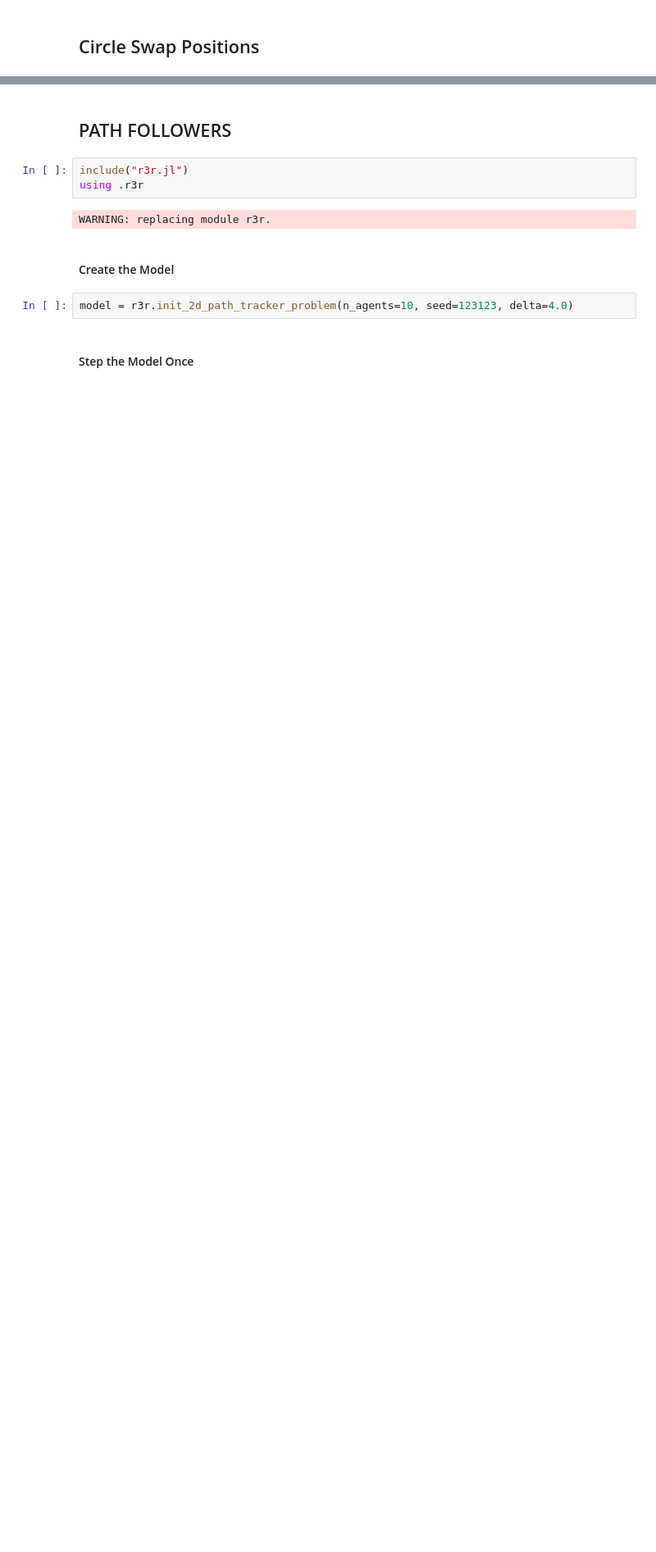
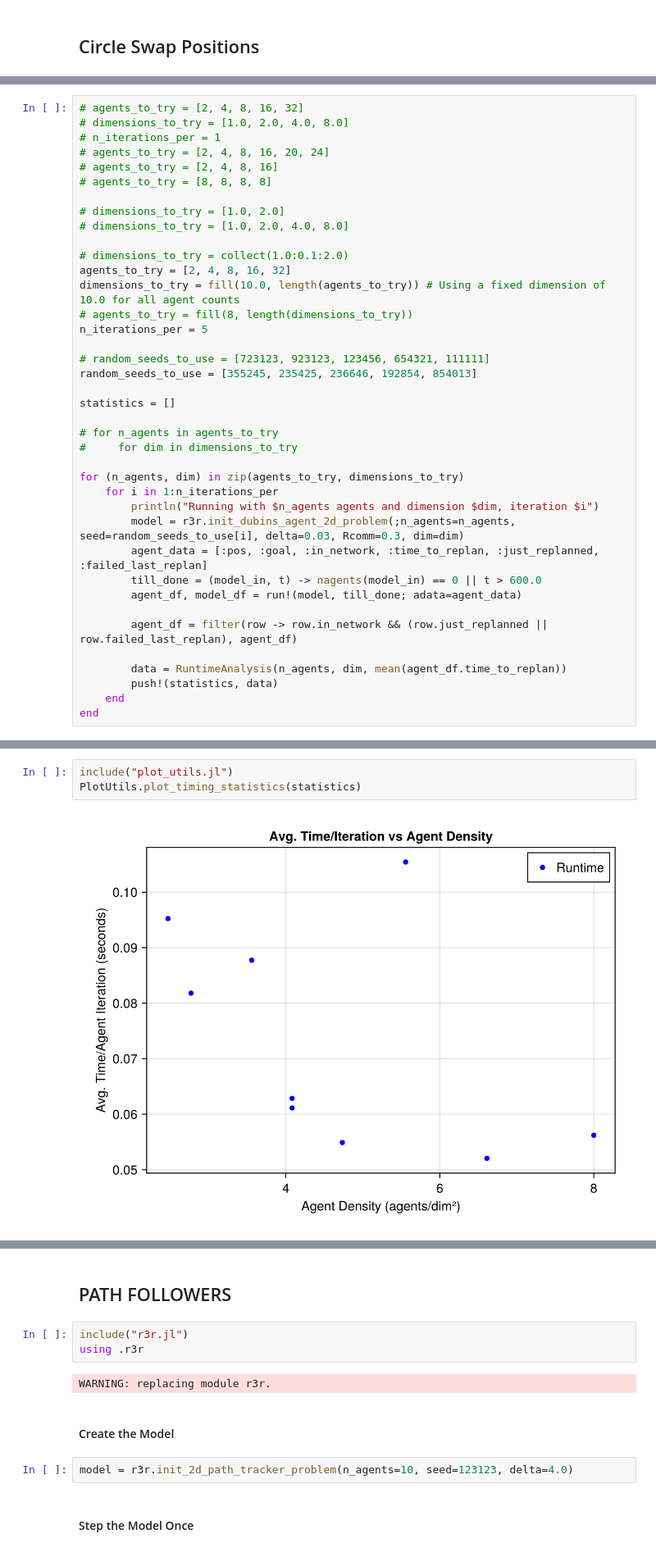
Before and after one commit to MarshallVielmetti/r3r_decentralized_gatekeeper, a Jupyter notebook: src/test_notebook.ipynb, the cells around one changed output, grey strips where cells are left out. Shown at 82% size. Saved outputs shown, nothing was run; the diff lists cells and outputs as text; blank space fills up the shorter version.

```diff
--- a/src/test_notebook.ipynb
+++ b/src/test_notebook.ipynb
@@ -154,0 +161,39 @@ agent_df = vcat(agent_df, agent_df2)
+# %%
+# agents_to_try = [2, 4, 8, 16, 32]
+# dimensions_to_try = [1.0, 2.0, 4.0, 8.0]
+# n_iterations_per = 1
+# agents_to_try = [2, 4, 8, 16, 20, 24]
+# agents_to_try = [2, 4, 8, 16]
+# agents_to_try = [8, 8, 8, 8]
+
+# dimensions_to_try = [1.0, 2.0]
+# dimensions_to_try = [1.0, 2.0, 4.0, 8.0]
+
+# dimensions_to_try = collect(1.0:0.1:2.0)
+agents_to_try = [2, 4, 8, 16, 32]
+dimensions_to_try = fill(10.0, length(agents_to_try)) # Using a fixed dimension of 10.0 for all agent counts
+# agents_to_try = fill(8, length(dimensions_to_try))
+n_iterations_per = 5
+
+# random_seeds_to_use = [723123, 923123, 123456, 654321, 111111]
+random_seeds_to_use = [355245, 235425, 236646, 192854, 854013]
+
+statistics = []
+
+# for n_agents in agents_to_try
+#     for dim in dimensions_to_try
+
+for (n_agents, dim) in zip(agents_to_try, dimensions_to_try)
+    for i in 1:n_iterations_per
+        println("Running with $n_agents agents and dimension $dim, iteration $i")
+        model = r3r.init_dubins_agent_2d_problem(;n_agents=n_agents, seed=random_seeds_to_use[i], delta=0.03, Rcomm=0.3, dim=dim)
+        agent_data = [:pos, :goal, :in_network, :time_to_replan, :just_replanned, :failed_last_replan]
+        till_done = (model_in, t) -> nagents(model_in) == 0 || t > 600.0
+        agent_df, model_df = run!(model, till_done; adata=agent_data)
+
+        agent_df = filter(row -> row.in_network && (row.just_replanned || row.failed_last_replan), agent_df)
+
+        data = RuntimeAnalysis(n_agents, dim, mean(agent_df.time_to_replan))
+        push!(statistics, data)
+    end
+end
@@ -154,0 +211,5 @@ agent_df = vcat(agent_df, agent_df2)
+# %%
+include("plot_utils.jl")
+PlotUtils.plot_timing_statistics(statistics)
+# %% [output]
+[figure, added]
```
Also changed, not shown: parts of 13 cells of this notebook, 7 other files.
